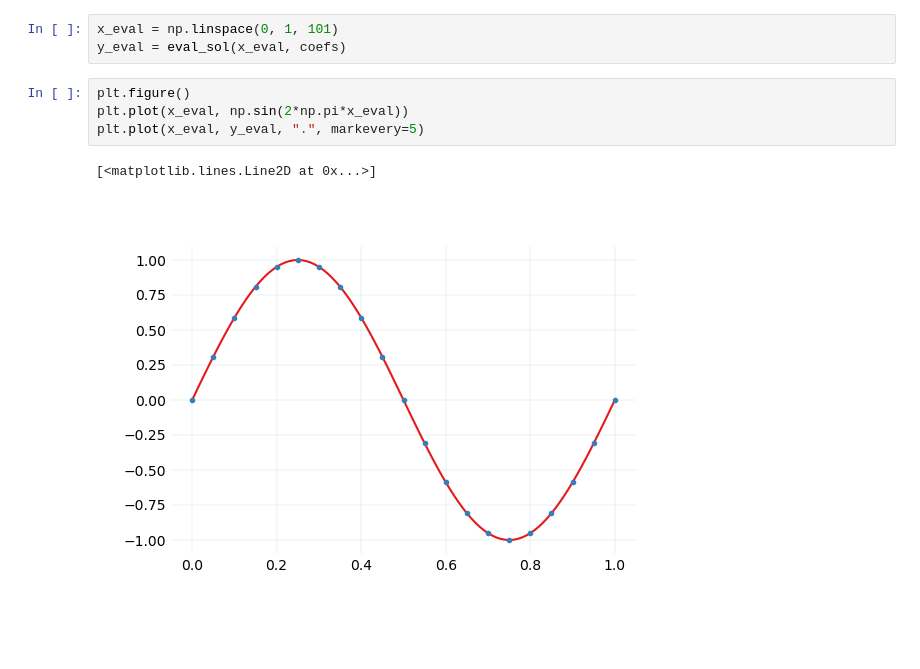
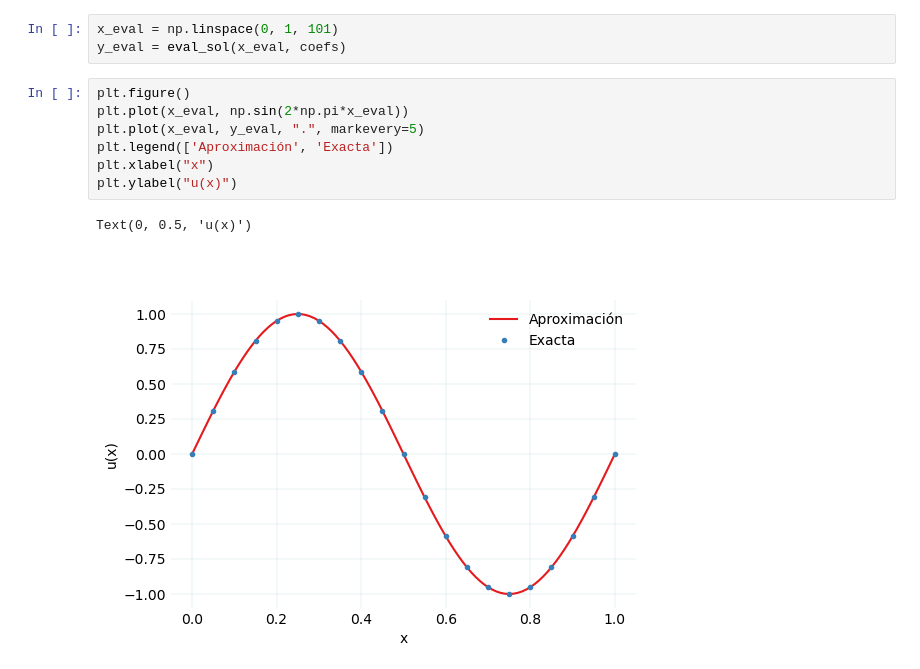
Before and after one commit to nicoguaro/pinns_mapi-3, a Jupyter notebook: notebooks/01b_poisson_coloc_num.ipynb, the cells around one changed output. Saved outputs shown, nothing was run; the diff lists cells and outputs as text; blank space fills up the shorter version.

```diff
--- a/notebooks/01b_poisson_coloc_num.ipynb
+++ b/notebooks/01b_poisson_coloc_num.ipynb
@@ -76,7 +122,10 @@ y_eval = eval_sol(x_eval, coefs)
 # %%
 plt.figure()
 plt.plot(x_eval, np.sin(2*np.pi*x_eval))
 plt.plot(x_eval, y_eval, ".", markevery=5)
+plt.legend(['Aproximación', 'Exacta'])
+plt.xlabel("x")
+plt.ylabel("u(x)")
 # %% [output]
-[<matplotlib.lines.Line2D at 0x...>]
+Text(0, 0.5, 'u(x)')
-[figure, old version]
+[figure, new version]
```
Also changed, not shown: parts of 8 cells of this notebook, 3 other files.
